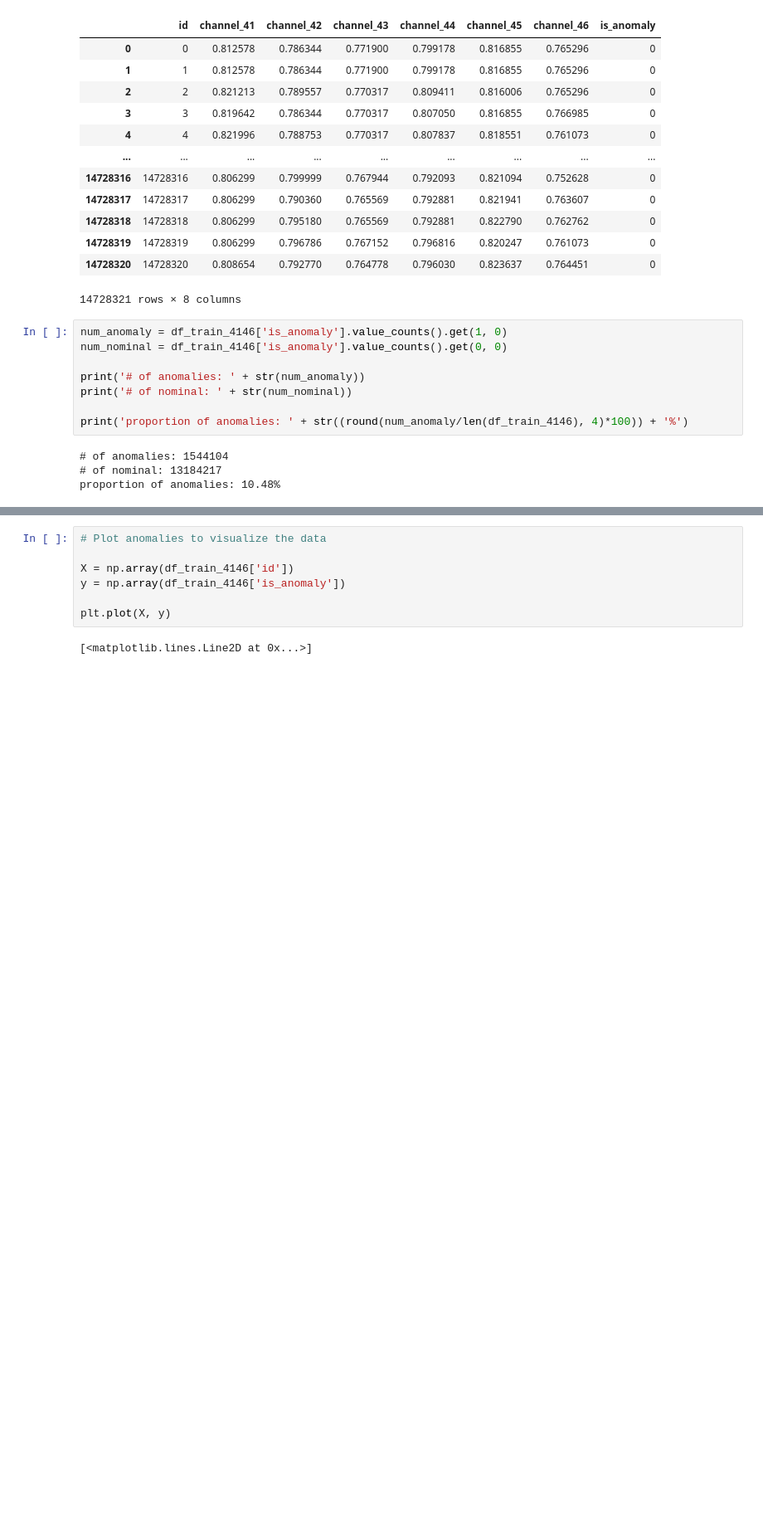
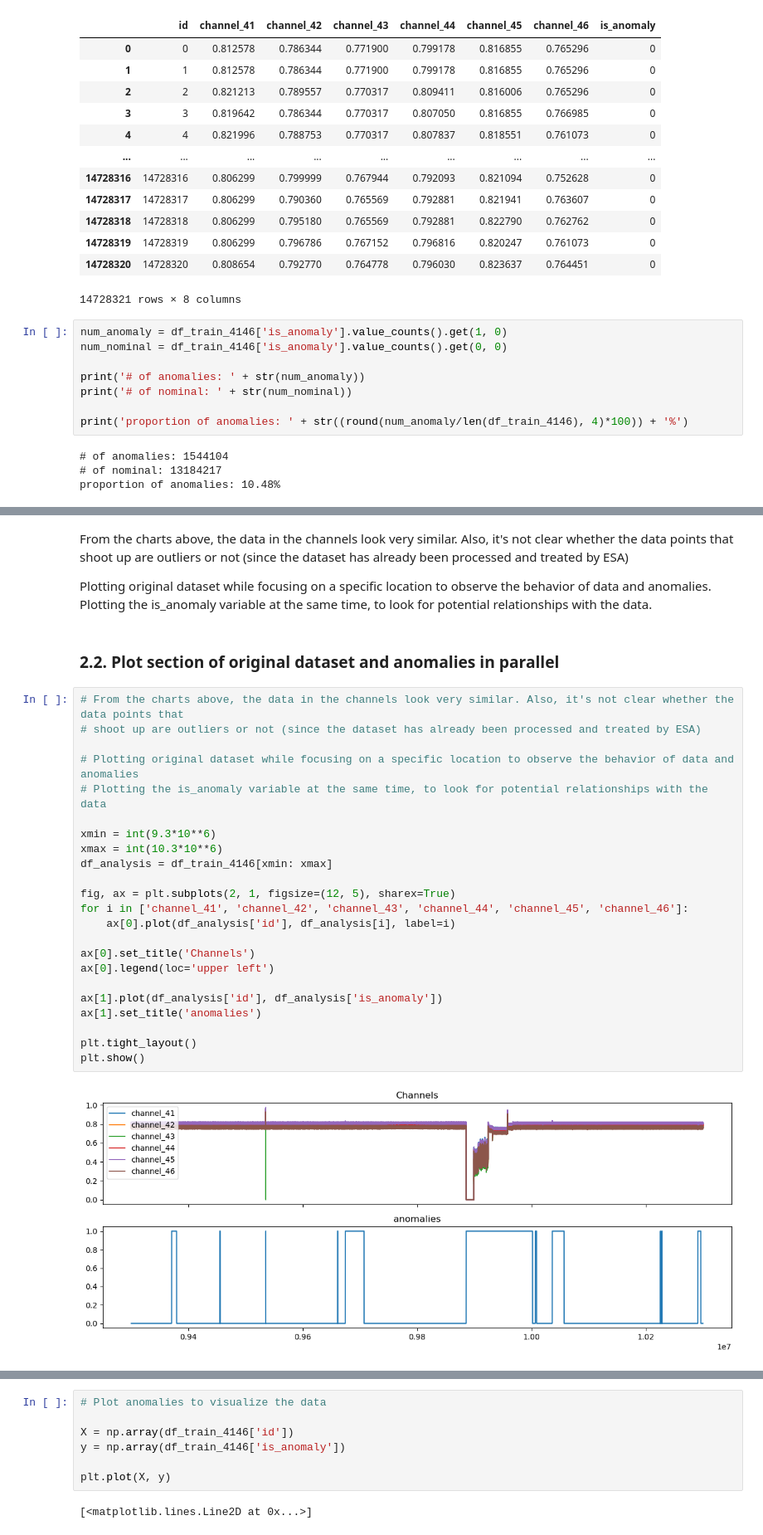
Before and after one commit to ZeIcaro/esa-anomaly-challenge, a Jupyter notebook: TP01.ipynb, the cells around one changed output, grey strips where cells are left out. Shown: that part at 83% size. Drawn from its saved outputs; the diff is of its cells as text; blank space fills up the shorter version.

```diff
--- a/TP01.ipynb
+++ b/TP01.ipynb
@@ -71,0 +129,32 @@ plt.plot(df_train_4146['id'], df_train_4146['channel_41'])
+# %% [markdown]
+From the charts above, the data in the channels look very similar. Also, it's not clear whether the data points that shoot up are outliers or not (since the dataset has already been processed and treated by ESA)
+
+Plotting original dataset while focusing on a specific location to observe the behavior of data and anomalies.
+Plotting the is_anomaly variable at the same time, to look for potential relationships with the data.
+# %% [markdown]
+### 2.2. Plot section of original dataset and anomalies in parallel
+# %%
+# From the charts above, the data in the channels look very similar. Also, it's not clear whether the data points that
+# shoot up are outliers or not (since the dataset has already been processed and treated by ESA)
+
+# Plotting original dataset while focusing on a specific location to observe the behavior of data and anomalies
+# Plotting the is_anomaly variable at the same time, to look for potential relationships with the data
+
+xmin = int(9.3*10**6)
+xmax = int(10.3*10**6)
+df_analysis = df_train_4146[xmin: xmax]
+
+fig, ax = plt.subplots(2, 1, figsize=(12, 5), sharex=True)
+for i in ['channel_41', 'channel_42', 'channel_43', 'channel_44', 'channel_45', 'channel_46']:
+    ax[0].plot(df_analysis['id'], df_analysis[i], label=i)
+
+ax[0].set_title('Channels')
+ax[0].legend(loc='upper left')
+
+ax[1].plot(df_analysis['id'], df_analysis['is_anomaly'])
+ax[1].set_title('anomalies')
+
+plt.tight_layout()
+plt.show()
+# %% [output]
+[figure, added]
```
Also changed, not shown: parts of 30 cells of this notebook.
